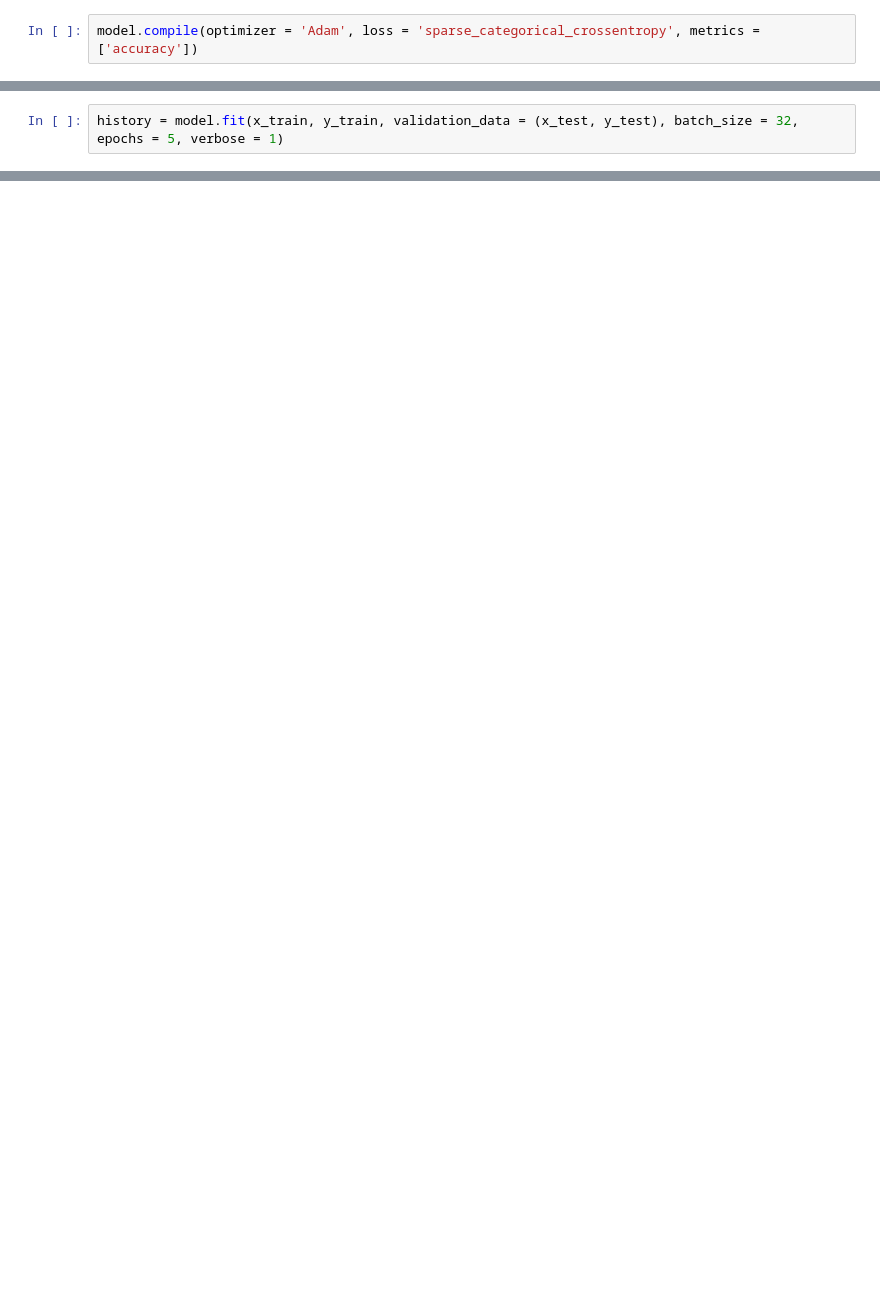
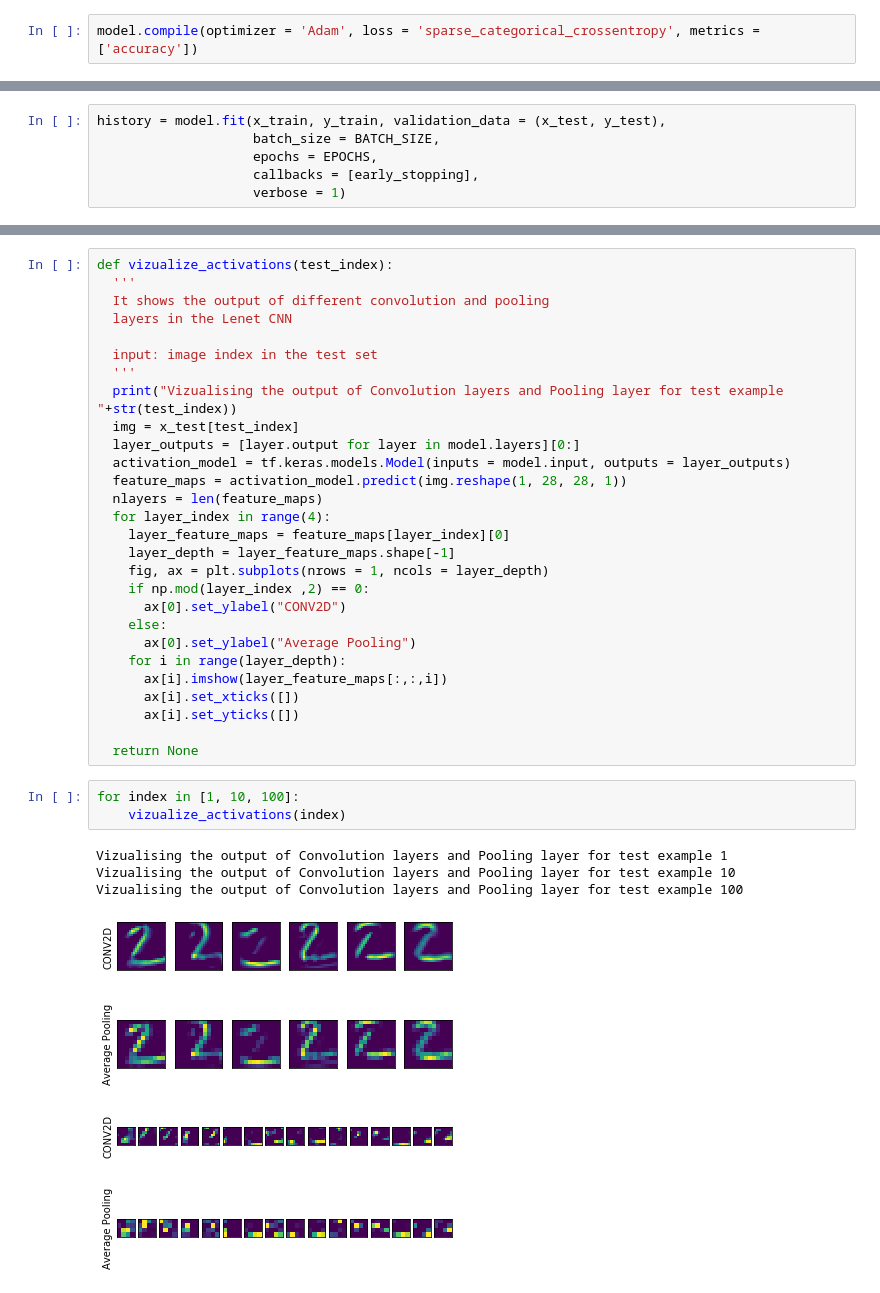
Before and after one commit to mjvakili/MLcourse, a Jupyter notebook: day3/Lenet.ipynb, the cells around one changed output, grey strips where cells are left out. Cells and saved outputs as stored; diff of their text form; blank space fills up the shorter version.

```diff
--- a/day3/Lenet.ipynb
+++ b/day3/Lenet.ipynb
@@ -36,2 +58,6 @@ model.compile(optimizer = 'Adam', loss = 'sparse_categorical_crossentropy', metr
 # %%
-history = model.fit(x_train, y_train, validation_data = (x_test, y_test), batch_size = 32, epochs = 5, verbose = 1)
+history = model.fit(x_train, y_train, validation_data = (x_test, y_test),
+                    batch_size = BATCH_SIZE,
+                    epochs = EPOCHS,
+                    callbacks = [early_stopping],
+                    verbose = 1)
@@ -108,0 +93,39 @@ for x in range(0,4):
+# %%
+def vizualize_activations(test_index):
+  '''
+  It shows the output of different convolution and pooling
+  layers in the Lenet CNN
+
+  input: image index in the test set
+  '''
+  print("Vizualising the output of Convolution layers and Pooling layer for test example "+str(test_index))
+  img = x_test[test_index]
+  layer_outputs = [layer.output for layer in model.layers][0:]
+  activation_model = tf.keras.models.Model(inputs = model.input, outputs = layer_outputs)
+  feature_maps = activation_model.predict(img.reshape(1, 28, 28, 1))
+  nlayers = len(feature_maps)
+  for layer_index in range(4):
+    layer_feature_maps = feature_maps[layer_index][0]
+    layer_depth = layer_feature_maps.shape[-1]
+    fig, ax = plt.subplots(nrows = 1, ncols = layer_depth)
+    if np.mod(layer_index ,2) == 0:
+      ax[0].set_ylabel("CONV2D")
+    else:
+      ax[0].set_ylabel("Average Pooling")
+    for i in range(layer_depth):
+      ax[i].imshow(layer_feature_maps[:,:,i])
+      ax[i].set_xticks([])
+      ax[i].set_yticks([])
+
+  return None
+# %%
+for index in [1, 10, 100]:
+    vizualize_activations(index)
+# %% [output]
+Vizualising the output of Convolution layers and Pooling layer for test example 1
+Vizualising the output of Convolution layers and Pooling layer for test example 10
+Vizualising the output of Convolution layers and Pooling layer for test example 100
+[figure, added]
+[figure, added]
+[figure, added]
+[figure, added]
```
Also changed, not shown: parts of 17 cells of this notebook.
